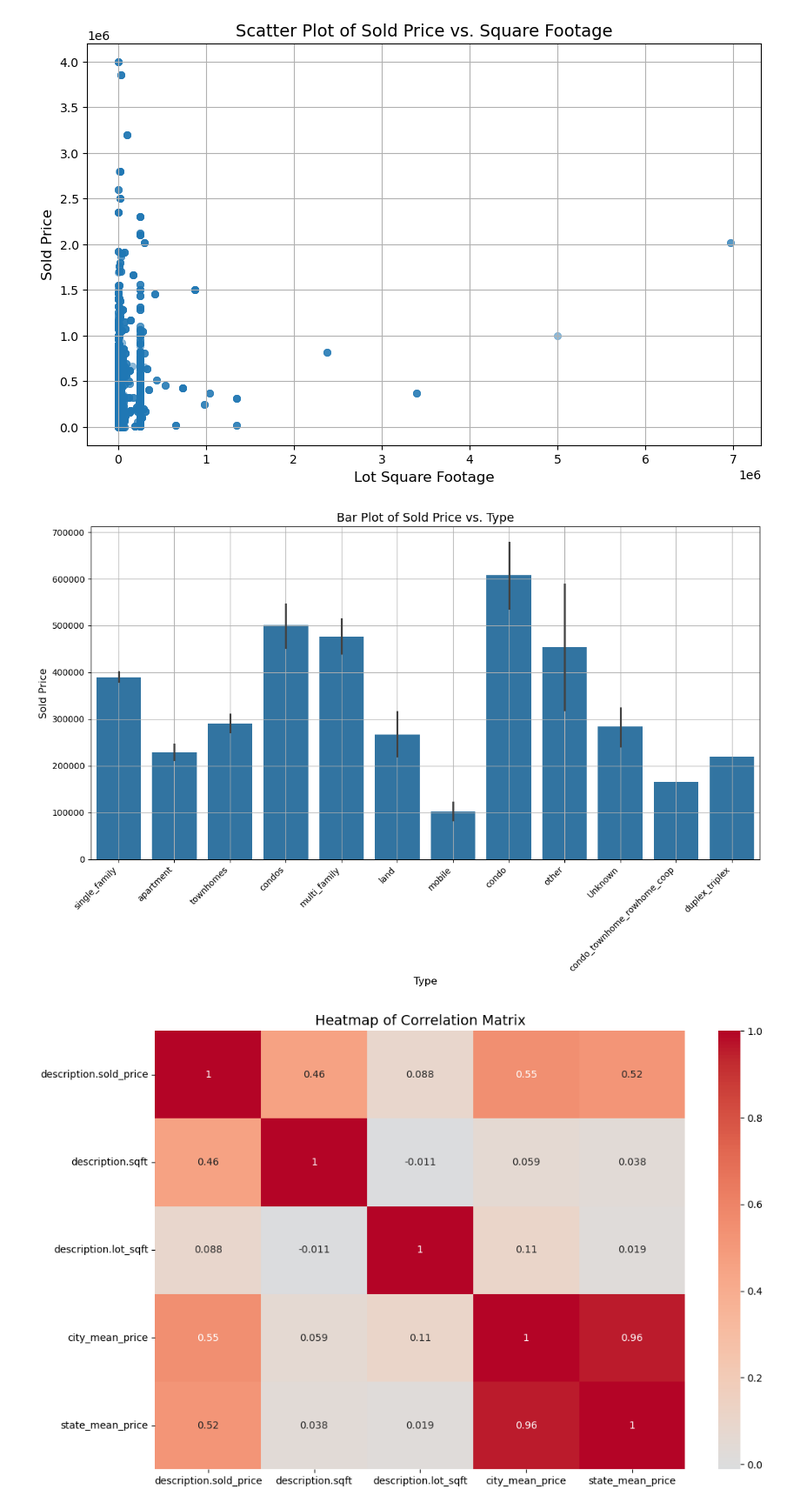
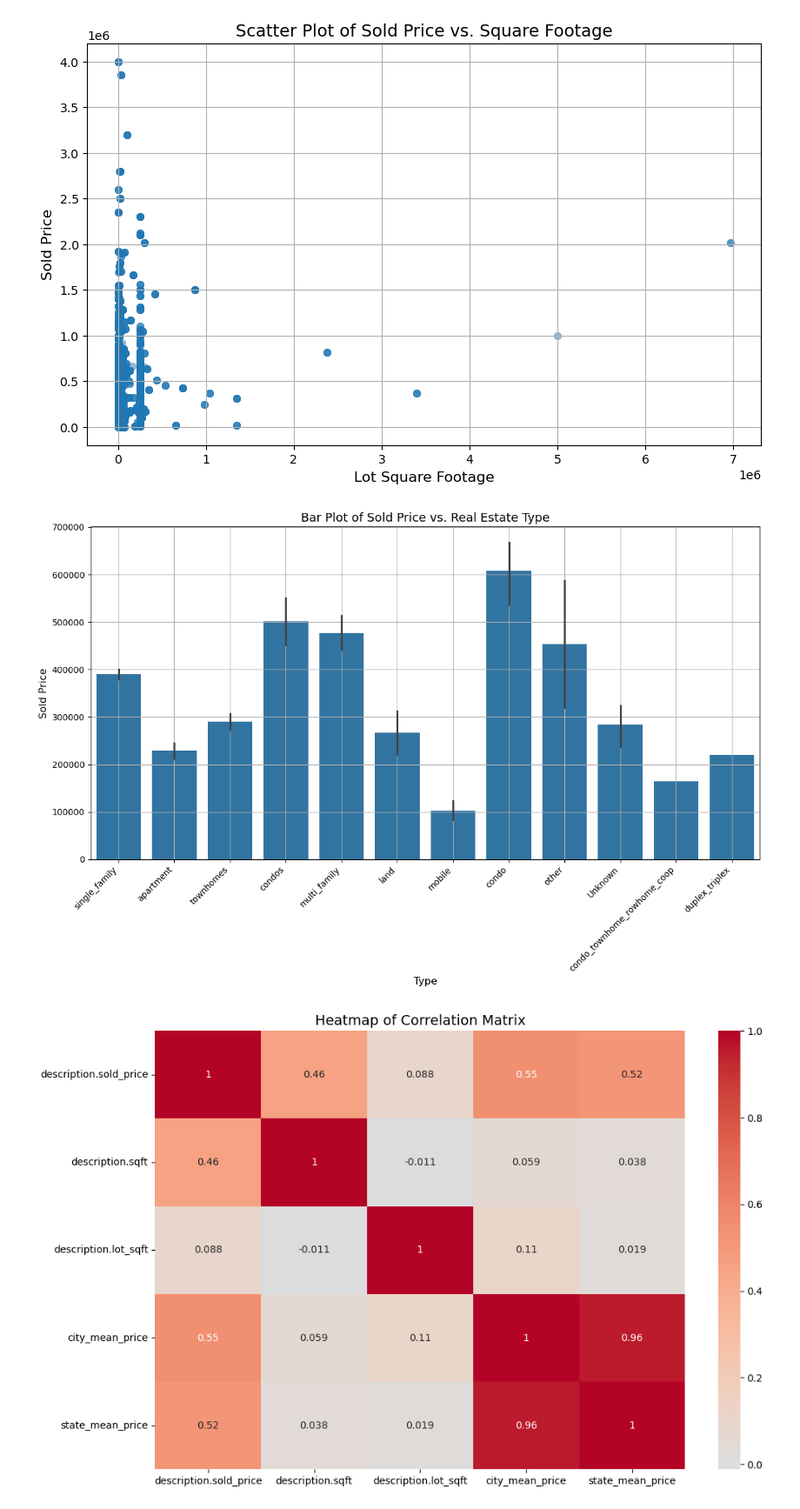
Before and after one commit to natane-a/DS-Midterm-Project, a Jupyter notebook: notebooks/1 - EDA.ipynb, the cells around one changed output. Shown: that part at 87% size. Saved outputs shown, nothing was run; the diff lists cells and outputs as text; code cells hidden in the pictures.

```diff
--- a/notebooks/1 - EDA.ipynb
+++ b/notebooks/1 - EDA.ipynb
@@ -564,18 +565,19 @@ plt.show()
 # %%
 plt.figure(figsize=(12, 8))  # Increase the figure size for better spacing
 sns.barplot(x='description.type', y='description.sold_price', data=train_df)
 plt.xlabel('Type', fontsize=12)
 plt.ylabel('Sold Price', fontsize=12)
-plt.title('Bar Plot of Sold Price vs. Type', fontsize=14)
+plt.title('Bar Plot of Sold Price vs. Real Estate Type', fontsize=14)
 
 # Rotate x-axis labels for better readability
 plt.xticks(rotation=45, ha='right')
 
 plt.grid(True)
 plt.tight_layout()  # Adjust layout to prevent clipping of labels
+plt.savefig('../images/bar_plot_sold_price_vs_type.png', dpi=300, bbox_inches='tight')
 plt.show()
 # %% [output]
-[figure, old version]
+[figure, new version]
 # %%
 plt.figure(figsize=(12, 8))
 sns.heatmap(train_df[['description.sold_price', 'description.sqft', 'description.lot_sqft','city_mean_price','state_mean_price']].corr(), annot=True, cmap='coolwarm', center=0)
```
Also changed, not shown: parts of 3 cells of this notebook, 15 other files.
